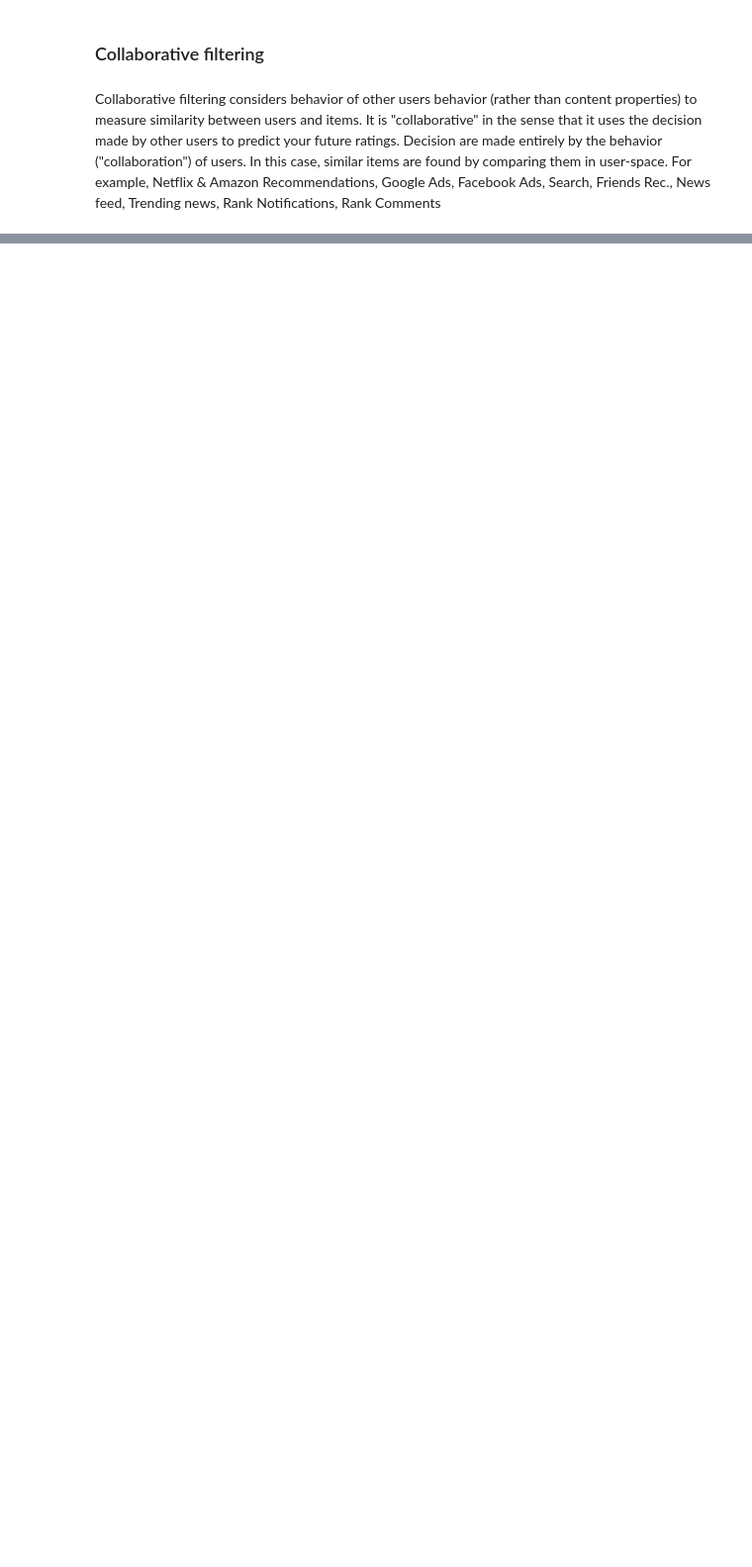
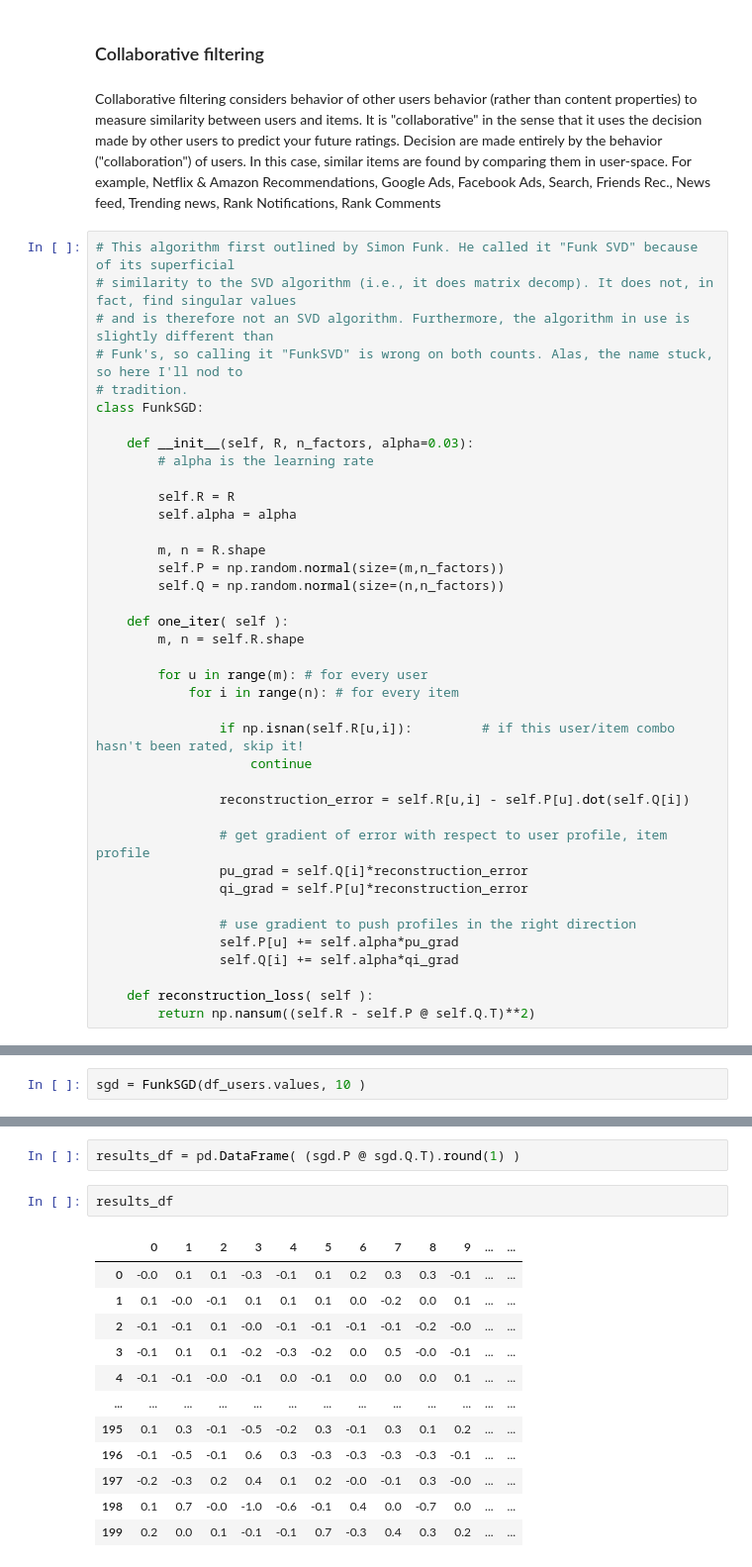
Before and after one commit to xochozomatli/totlahtol, a Jupyter notebook: ml_pipeline/recommender/explore.ipynb, the cells around one changed output, grey strips where cells are left out. Shown: that part at 99% size. Saved outputs shown, nothing was run; the diff lists cells and outputs as text; blank space fills up the shorter version.

```diff
--- a/ml_pipeline/recommender/explore.ipynb
+++ b/ml_pipeline/recommender/explore.ipynb
@@ -66,3 +66,42 @@ df_tags
 ### Collaborative filtering
 # %% [markdown]
 Collaborative filtering considers behavior of other users behavior (rather than content properties) to measure similarity between users and items. It is "collaborative" in the sense that it uses the decision made by other users to predict your future ratings. Decision are made entirely by the behavior ("collaboration") of users. In this case, similar items are found by comparing them in user-space. For example, Netflix & Amazon Recommendations, Google Ads, Facebook Ads, Search, Friends Rec., News feed, Trending news, Rank Notifications, Rank Comments
+# %%
+# This algorithm first outlined by Simon Funk. He called it "Funk SVD" because of its superficial
+# similarity to the SVD algorithm (i.e., it does matrix decomp). It does not, in fact, find singular values
+# and is therefore not an SVD algorithm. Furthermore, the algorithm in use is slightly different than
+# Funk's, so calling it "FunkSVD" is wrong on both counts. Alas, the name stuck, so here I'll nod to
+# tradition.
+class FunkSGD:
+
+    def __init__(self, R, n_factors, alpha=0.03):
+        # alpha is the learning rate
+
+        self.R = R
+        self.alpha = alpha
+
+        m, n = R.shape
+        self.P = np.random.normal(size=(m,n_factors))
+        self.Q = np.random.normal(size=(n,n_factors))
+
+    def one_iter( self ):
+        m, n = self.R.shape
+
+        for u in range(m): # for every user
+            for i in range(n): # for every item
+
+                if np.isnan(self.R[u,i]):         # if this user/item combo hasn't been rated, skip it!
+                    continue
+
+                reconstruction_error = self.R[u,i] - self.P[u].dot(self.Q[i])
+
+                # get gradient of error with respect to user profile, item profile
+                pu_grad = self.Q[i]*reconstruction_error
+                qi_grad = self.P[u]*reconstruction_error
+
+                # use gradient to push profiles in the right direction
+                self.P[u] += self.alpha*pu_grad
+                self.Q[i] += self.alpha*qi_grad
+
+    def reconstruction_loss( self ):
+        return np.nansum((self.R - self.P @ self.Q.T)**2)
@@ -68,0 +110,2 @@ Collaborative filtering considers behavior of other users behavior (rather than
+# %%
+sgd = FunkSGD(df_users.values, 10 )
@@ -68,0 +122,17 @@ Collaborative filtering considers behavior of other users behavior (rather than
+# %%
+results_df = pd.DataFrame( (sgd.P @ sgd.Q.T).round(1) )
+# %%
+results_df
+# %% [output]
+|  | 0 | 1 | 2 | 3 | 4 | 5 | 6 | 7 | 8 | 9 | ... | ... |
+| 0 | -0.0 | 0.1 | 0.1 | -0.3 | -0.1 | 0.1 | 0.2 | 0.3 | 0.3 | -0.1 | ... | ... |
+| 1 | 0.1 | -0.0 | -0.1 | 0.1 | 0.1 | 0.1 | 0.0 | -0.2 | 0.0 | 0.1 | ... | ... |
+| 2 | -0.1 | -0.1 | 0.1 | -0.0 | -0.1 | -0.1 | -0.1 | -0.1 | -0.2 | -0.0 | ... | ... |
+| 3 | -0.1 | 0.1 | 0.1 | -0.2 | -0.3 | -0.2 | 0.0 | 0.5 | -0.0 | -0.1 | ... | ... |
+| 4 | -0.1 | -0.1 | -0.0 | -0.1 | 0.0 | -0.1 | 0.0 | 0.0 | 0.0 | 0.1 | ... | ... |
+| ... | ... | ... | ... | ... | ... | ... | ... | ... | ... | ... | ... | ... |
+| 195 | 0.1 | 0.3 | -0.1 | -0.5 | -0.2 | 0.3 | -0.1 | 0.3 | 0.1 | 0.2 | ... | ... |
+| 196 | -0.1 | -0.5 | -0.1 | 0.6 | 0.3 | -0.3 | -0.3 | -0.3 | -0.3 | -0.1 | ... | ... |
+| 197 | -0.2 | -0.3 | 0.2 | 0.4 | 0.1 | 0.2 | -0.0 | -0.1 | 0.3 | -0.0 | ... | ... |
+| 198 | 0.1 | 0.7 | -0.0 | -1.0 | -0.6 | -0.1 | 0.4 | 0.0 | -0.7 | 0.0 | ... | ... |
+| 199 | 0.2 | 0.0 | 0.1 | -0.1 | -0.1 | 0.7 | -0.3 | 0.4 | 0.3 | 0.2 | ... | ... |
```
Also changed, not shown: parts of 14 cells of this notebook, 1 other file.
